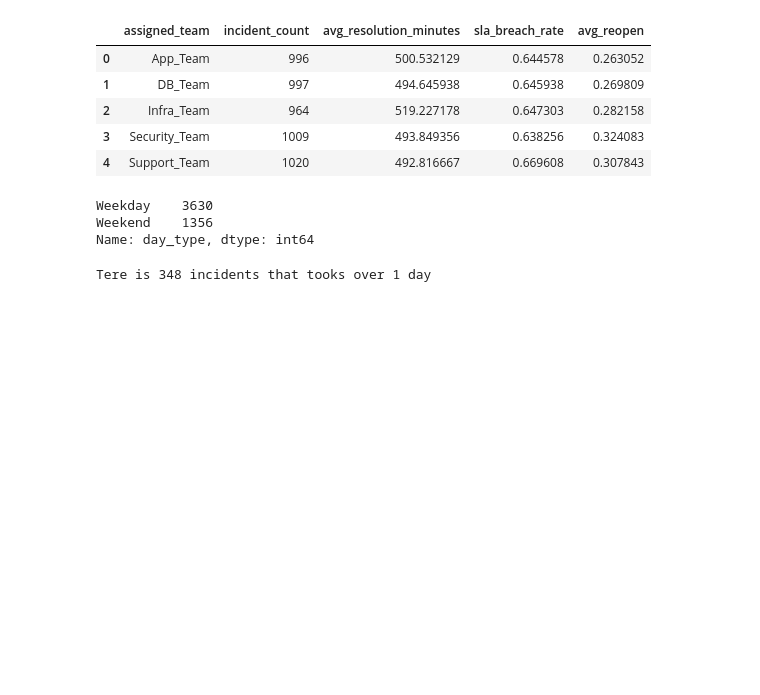
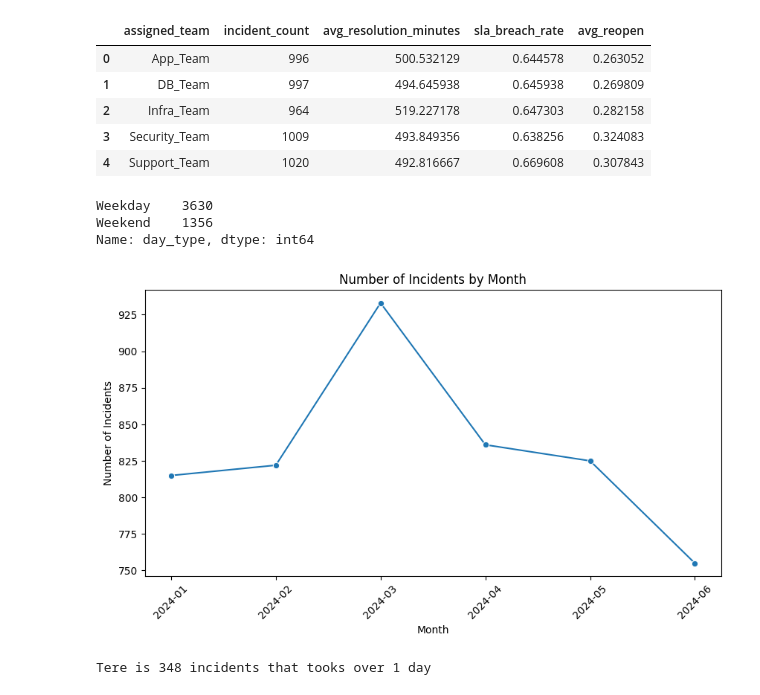
Before and after one commit to Mitiolf/Incident-Analyses, a Jupyter notebook: EDA.ipynb, the cells around one changed output. Saved outputs shown, nothing was run; the diff lists cells and outputs as text; code cells hidden in the pictures; blank space fills up the shorter version.

```diff
--- a/EDA.ipynb
+++ b/EDA.ipynb
@@ -117,6 +117,32 @@ df["day_type"].value_counts()
 Weekday    3630
 Weekend    1356
 Name: day_type, dtype: int64
+# %%
+import seaborn as sns
+import matplotlib.pyplot as plt
+
+df["created_date"] = pd.to_datetime(df["created_date"])
+df["month"] = df["created_date"].dt.to_period("M")
+incidents_by_month = df.groupby("month").size()
+
+plt.figure(figsize=(10,5))
+
+
+sns.lineplot(
+    x=incidents_by_month.index.astype(str),
+    y=incidents_by_month.values,
+    marker="o"
+)
+
+plt.title("Number of Incidents by Month")
+plt.xlabel("Month")
+plt.ylabel("Number of Incidents")
+
+plt.xticks(rotation=45)
+
+plt.show()
+# %% [output]
+[figure, added]
 # %%
 #We can spot some outlayers over one day = 24h = 60 min * 24 = 1440 min
 
```
Also changed, not shown: parts of 1 cell of this notebook.
